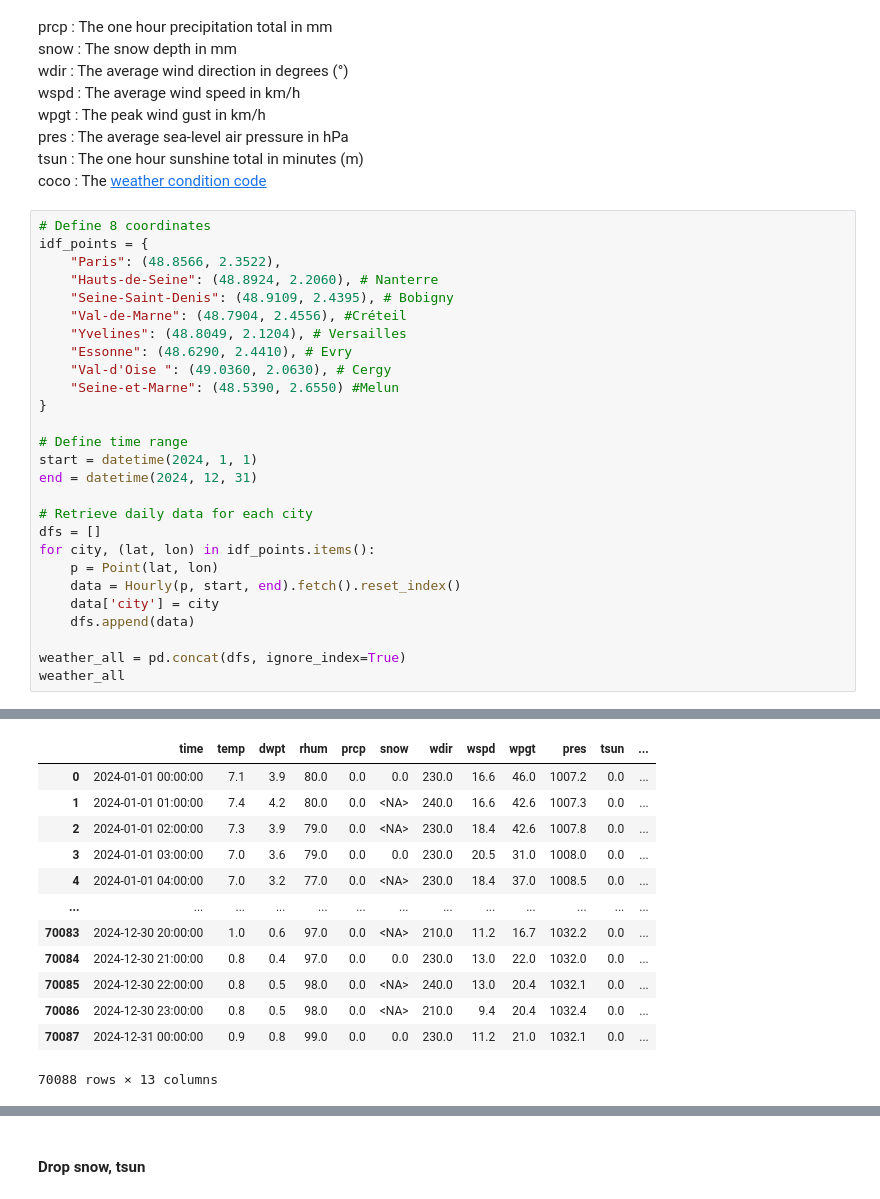
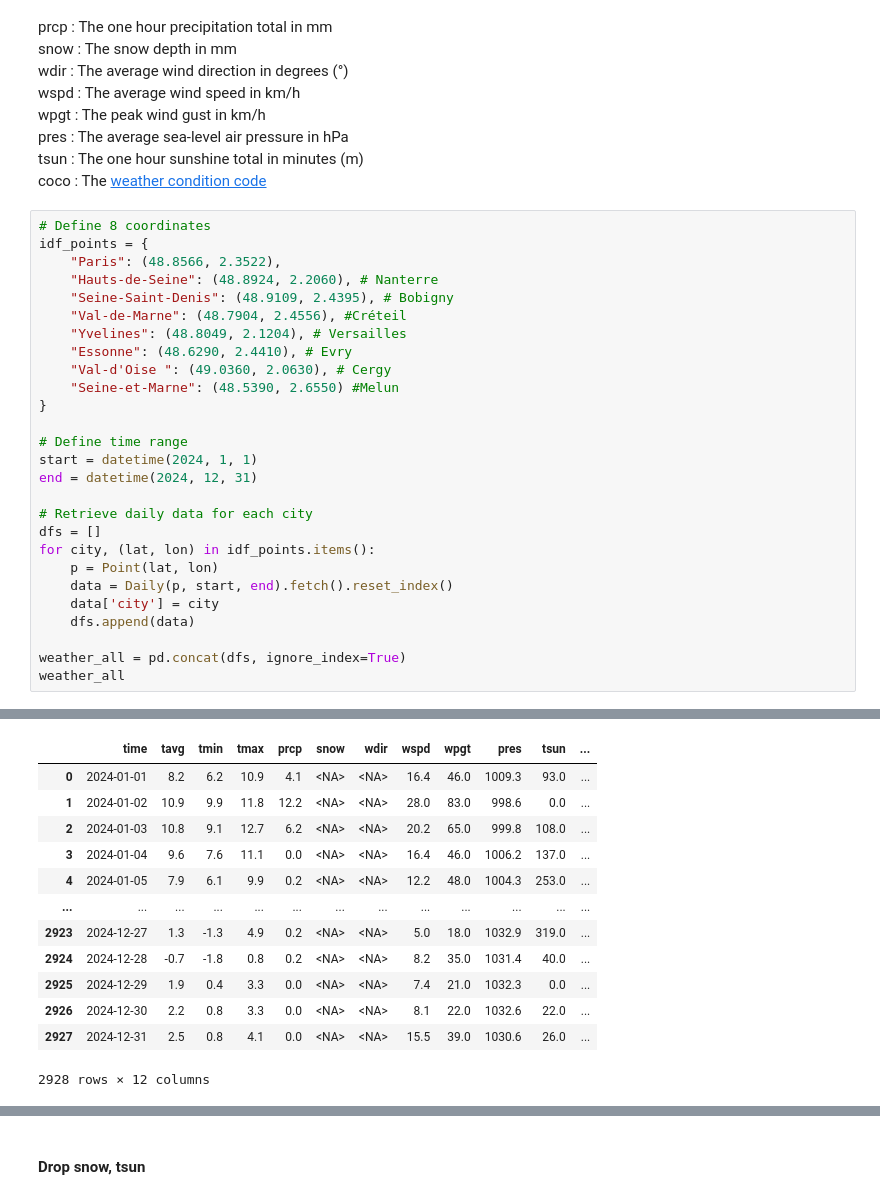
Before and after one commit to ROUSenghak/Python_Project_2A, a Jupyter notebook: data/test.ipynb, the cells around one changed output, grey strips where cells are left out. Saved outputs shown, nothing was run; the diff lists cells and outputs as text.

```diff
--- a/data/test.ipynb
+++ b/data/test.ipynb
@@ -61,7 +61,7 @@ end = datetime(2024, 12, 31)
 dfs = []
 for city, (lat, lon) in idf_points.items():
     p = Point(lat, lon)
-    data = Hourly(p, start, end).fetch().reset_index()
+    data = Daily(p, start, end).fetch().reset_index()
     data['city'] = city
     dfs.append(data)
 
@@ -72,16 +72,16 @@ Warning: Cannot load hourly/2024/07148.csv.gz from https://data.meteostat.net/
-|  | time | temp | dwpt | rhum | prcp | snow | wdir | wspd | wpgt | pres | tsun | ... |
-| 0 | 2024-01-01 00:00:00 | 7.1 | 3.9 | 80.0 | 0.0 | 0.0 | 230.0 | 16.6 | 46.0 | 1007.2 | 0.0 | ... |
-| 1 | 2024-01-01 01:00:00 | 7.4 | 4.2 | 80.0 | 0.0 | <NA> | 240.0 | 16.6 | 42.6 | 1007.3 | 0.0 | ... |
-| 2 | 2024-01-01 02:00:00 | 7.3 | 3.9 | 79.0 | 0.0 | <NA> | 230.0 | 18.4 | 42.6 | 1007.8 | 0.0 | ... |
-| 3 | 2024-01-01 03:00:00 | 7.0 | 3.6 | 79.0 | 0.0 | 0.0 | 230.0 | 20.5 | 31.0 | 1008.0 | 0.0 | ... |
-| 4 | 2024-01-01 04:00:00 | 7.0 | 3.2 | 77.0 | 0.0 | <NA> | 230.0 | 18.4 | 37.0 | 1008.5 | 0.0 | ... |
+|  | time | tavg | tmin | tmax | prcp | snow | wdir | wspd | wpgt | pres | tsun | ... |
+| 0 | 2024-01-01 | 8.2 | 6.2 | 10.9 | 4.1 | <NA> | <NA> | 16.4 | 46.0 | 1009.3 | 93.0 | ... |
+| 1 | 2024-01-02 | 10.9 | 9.9 | 11.8 | 12.2 | <NA> | <NA> | 28.0 | 83.0 | 998.6 | 0.0 | ... |
+| 2 | 2024-01-03 | 10.8 | 9.1 | 12.7 | 6.2 | <NA> | <NA> | 20.2 | 65.0 | 999.8 | 108.0 | ... |
+| 3 | 2024-01-04 | 9.6 | 7.6 | 11.1 | 0.0 | <NA> | <NA> | 16.4 | 46.0 | 1006.2 | 137.0 | ... |
+| 4 | 2024-01-05 | 7.9 | 6.1 | 9.9 | 0.2 | <NA> | <NA> | 12.2 | 48.0 | 1004.3 | 253.0 | ... |
 | ... | ... | ... | ... | ... | ... | ... | ... | ... | ... | ... | ... | ... |
-| 70083 | 2024-12-30 20:00:00 | 1.0 | 0.6 | 97.0 | 0.0 | <NA> | 210.0 | 11.2 | 16.7 | 1032.2 | 0.0 | ... |
-| 70084 | 2024-12-30 21:00:00 | 0.8 | 0.4 | 97.0 | 0.0 | 0.0 | 230.0 | 13.0 | 22.0 | 1032.0 | 0.0 | ... |
-| 70085 | 2024-12-30 22:00:00 | 0.8 | 0.5 | 98.0 | 0.0 | <NA> | 240.0 | 13.0 | 20.4 | 1032.1 | 0.0 | ... |
-| 70086 | 2024-12-30 23:00:00 | 0.8 | 0.5 | 98.0 | 0.0 | <NA> | 210.0 | 9.4 | 20.4 | 1032.4 | 0.0 | ... |
-| 70087 | 2024-12-31 00:00:00 | 0.9 | 0.8 | 99.0 | 0.0 | 0.0 | 230.0 | 11.2 | 21.0 | 1032.1 | 0.0 | ... |
+| 2923 | 2024-12-27 | 1.3 | -1.3 | 4.9 | 0.2 | <NA> | <NA> | 5.0 | 18.0 | 1032.9 | 319.0 | ... |
+| 2924 | 2024-12-28 | -0.7 | -1.8 | 0.8 | 0.2 | <NA> | <NA> | 8.2 | 35.0 | 1031.4 | 40.0 | ... |
+| 2925 | 2024-12-29 | 1.9 | 0.4 | 3.3 | 0.0 | <NA> | <NA> | 7.4 | 21.0 | 1032.3 | 0.0 | ... |
+| 2926 | 2024-12-30 | 2.2 | 0.8 | 3.3 | 0.0 | <NA> | <NA> | 8.1 | 22.0 | 1032.6 | 22.0 | ... |
+| 2927 | 2024-12-31 | 2.5 | 0.8 | 4.1 | 0.0 | <NA> | <NA> | 15.5 | 39.0 | 1030.6 | 26.0 | ... |
-70088 rows × 13 columns
+2928 rows × 12 columns
 # %%
 weather_all.isnull().sum()
 # %% [output]
```
Also changed, not shown: parts of 19 cells of this notebook, 7 other files.
